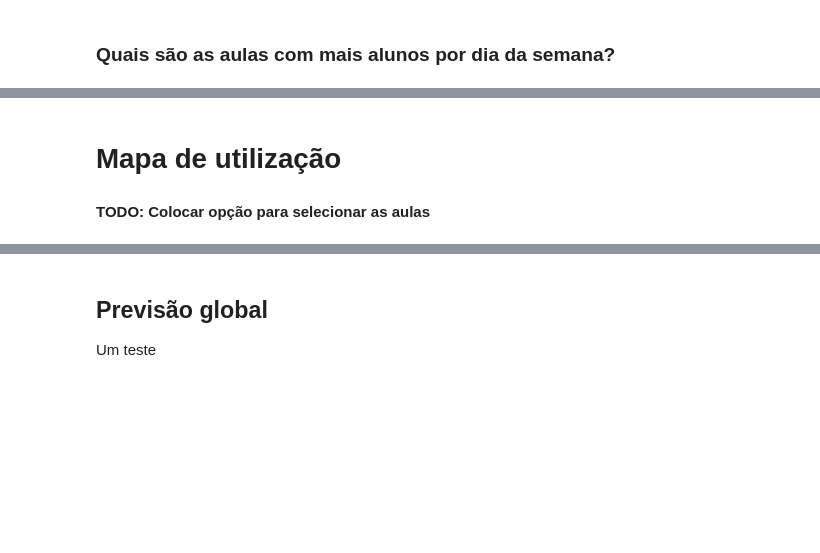
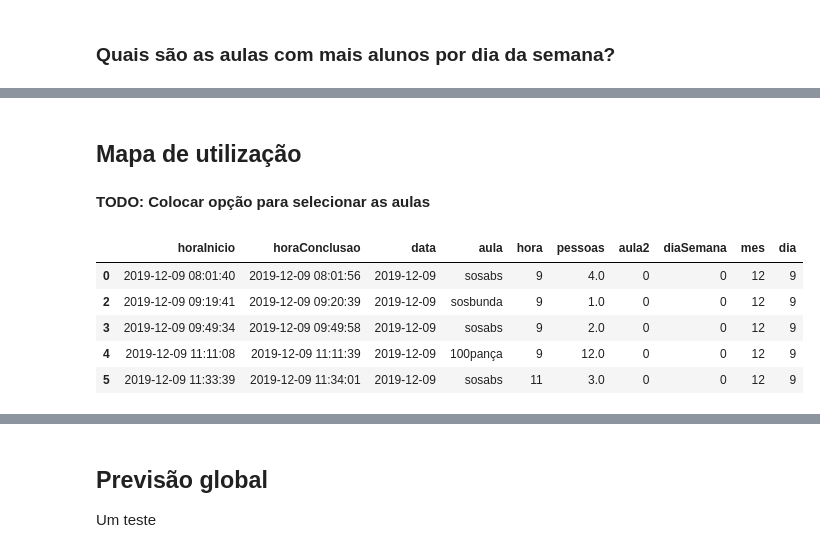
Before and after one commit to pesobreiro/jupyternotebooks, a Jupyter notebook: analysis/2.aulasGrupo_analise.ipynb, the cells around one changed output, grey strips where cells are left out. Drawn from its saved outputs; the diff is of its cells as text; code cells hidden in the pictures; blank space fills up the shorter version.

```diff
--- a/analysis/2.aulasGrupo_analise.ipynb
+++ b/analysis/2.aulasGrupo_analise.ipynb
@@ -574,6 +610,15 @@ interact(f,funcao=funcao,tipo=opcoes,sos=True);
 # %% [markdown]
-# Mapa de utilização
+## Mapa de utilização
 # %% [markdown]
 __TODO: Colocar opção para selecionar as aulas__
 # %%
 dfAG['dia']=dfAG['data'].apply(lambda x: x.day)
+# %%
+dfAG.head()
+# %% [output]
+|  | horaInicio | horaConclusao | data | aula | hora | pessoas | aula2 | diaSemana | mes | dia |
+| 0 | 2019-12-09 08:01:40 | 2019-12-09 08:01:56 | 2019-12-09 | sosabs | 9 | 4.0 | 0 | 0 | 12 | 9 |
+| 2 | 2019-12-09 09:19:41 | 2019-12-09 09:20:39 | 2019-12-09 | sosbunda | 9 | 1.0 | 0 | 0 | 12 | 9 |
+| 3 | 2019-12-09 09:49:34 | 2019-12-09 09:49:58 | 2019-12-09 | sosabs | 9 | 2.0 | 0 | 0 | 12 | 9 |
+| 4 | 2019-12-09 11:11:08 | 2019-12-09 11:11:39 | 2019-12-09 | 100pança | 9 | 12.0 | 0 | 0 | 12 | 9 |
+| 5 | 2019-12-09 11:33:39 | 2019-12-09 11:34:01 | 2019-12-09 | sosabs | 11 | 3.0 | 0 | 0 | 12 | 9 |
```
Also changed, not shown: parts of 21 cells of this notebook.
